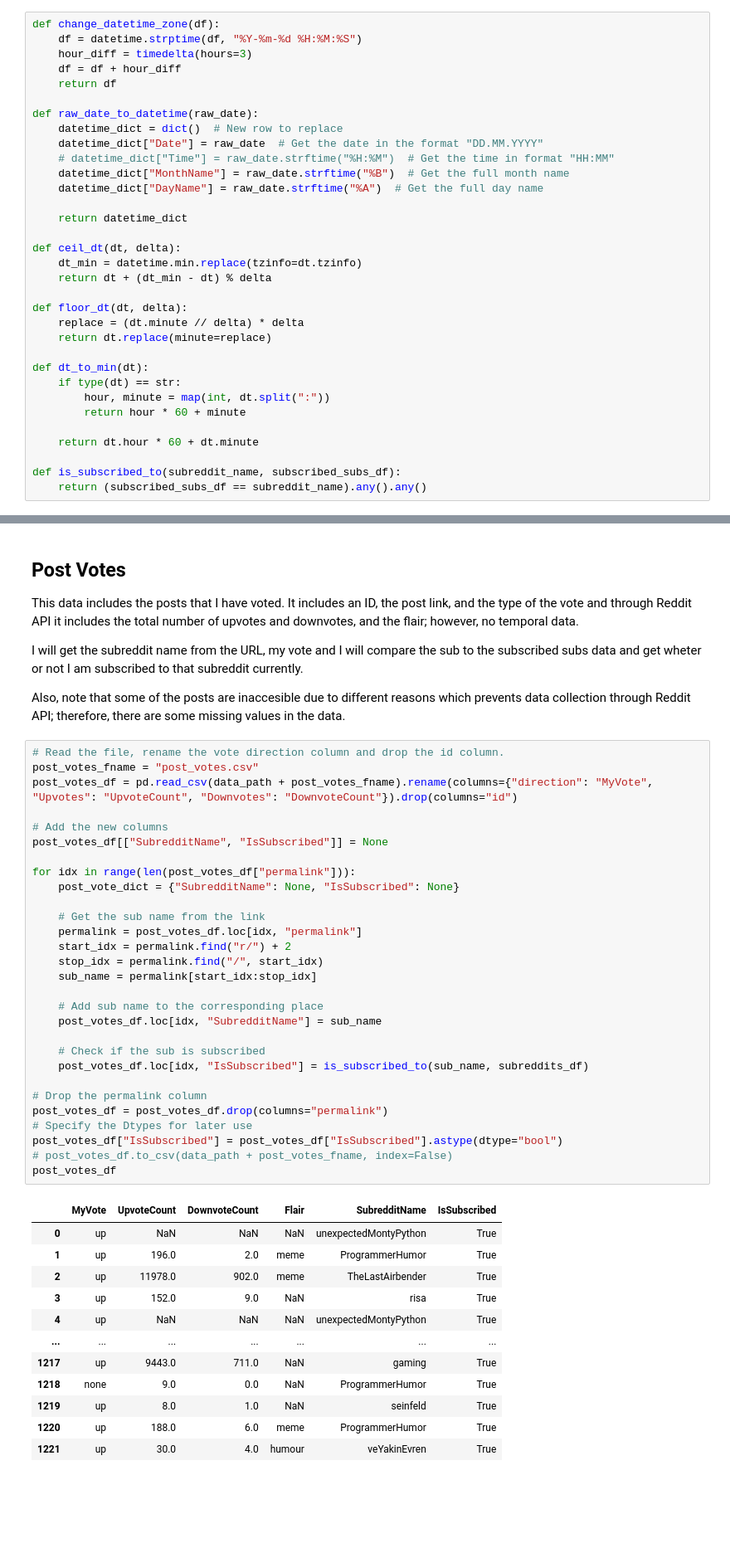
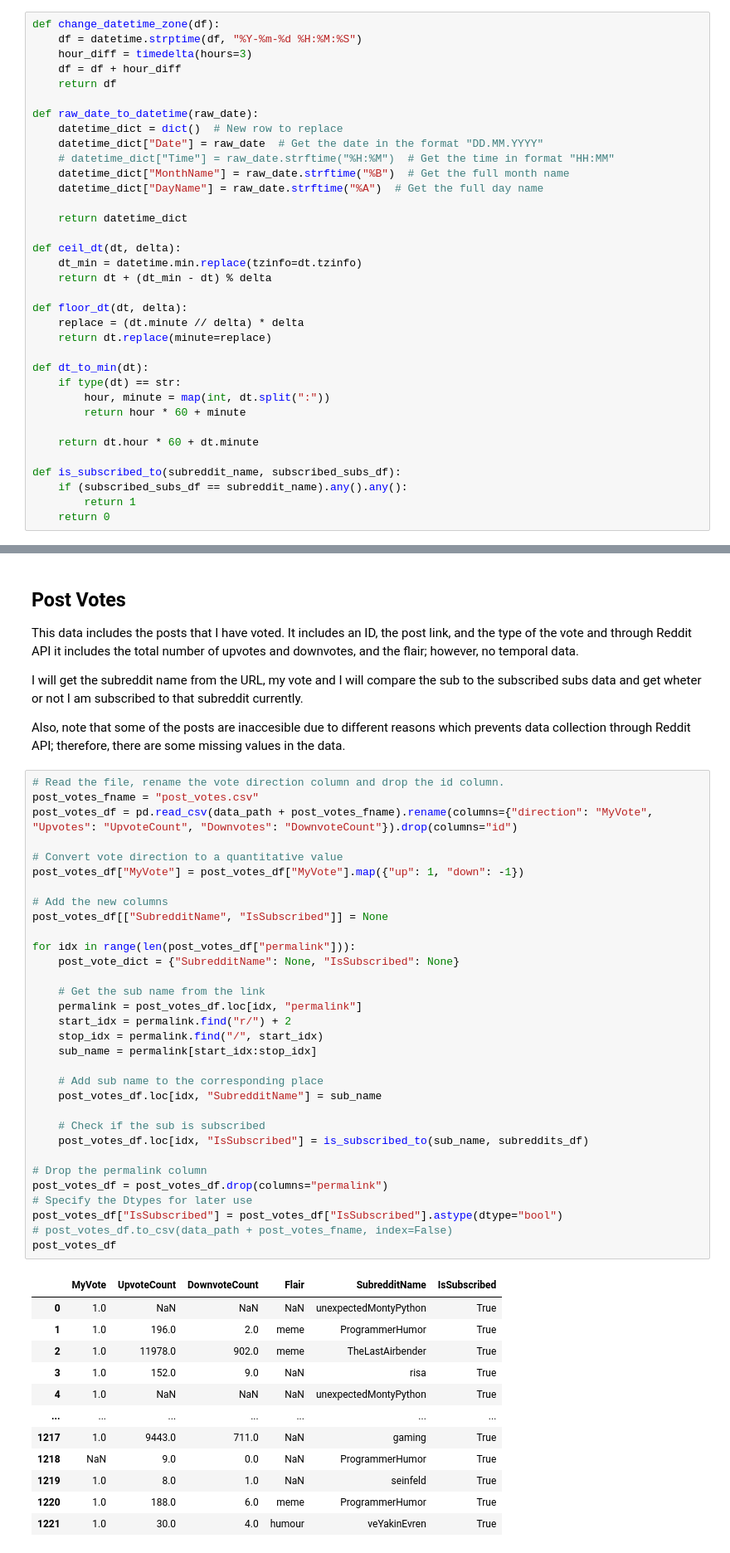
Before and after one commit to firatbatar/my-reddit-data, a Jupyter notebook: reddit_analysis.ipynb, the cells around one changed output, grey strips where cells are left out. Shown at 83% size. Drawn from its saved outputs; the diff is of its cells as text; blank space fills up the shorter version.

```diff
--- a/reddit_analysis.ipynb
+++ b/reddit_analysis.ipynb
@@ -43,7 +45,9 @@ def dt_to_min(dt):
     return dt.hour * 60 + dt.minute
 
 def is_subscribed_to(subreddit_name, subscribed_subs_df):
-    return (subscribed_subs_df == subreddit_name).any().any()
+    if (subscribed_subs_df == subreddit_name).any().any():
+        return 1
+    return 0
 # %% [markdown]
 # Data Collecting
 
@@ -155,44 +159,47 @@ Also, note that some of the posts are inaccesible due to different reasons which
 # Read the file, rename the vote direction column and drop the id column.
 post_votes_fname = "post_votes.csv"
 post_votes_df = pd.read_csv(data_path + post_votes_fname).rename(columns={"direction": "MyVote", "Upvotes": "UpvoteCount", "Downvotes": "DownvoteCount"}).drop(columns="id")
+
+# Convert vote direction to a quantitative value
+post_votes_df["MyVote"] = post_votes_df["MyVote"].map({"up": 1, "down": -1})
 
 # Add the new columns
 post_votes_df[["SubredditName", "IsSubscribed"]] = None
 
 for idx in range(len(post_votes_df["permalink"])):
     post_vote_dict = {"SubredditName": None, "IsSubscribed": None}
 
     # Get the sub name from the link
     permalink = post_votes_df.loc[idx, "permalink"]
     start_idx = permalink.find("r/") + 2
     stop_idx = permalink.find("/", start_idx)
     sub_name = permalink[start_idx:stop_idx]
 
     # Add sub name to the corresponding place
     post_votes_df.loc[idx, "SubredditName"] = sub_name
 
     # Check if the sub is subscribed
     post_votes_df.loc[idx, "IsSubscribed"] = is_subscribed_to(sub_name, subreddits_df)
 
 # Drop the permalink column
 post_votes_df = post_votes_df.drop(columns="permalink")
 # Specify the Dtypes for later use
 post_votes_df["IsSubscribed"] = post_votes_df["IsSubscribed"].astype(dtype="bool")
 # post_votes_df.to_csv(data_path + post_votes_fname, index=False)
 post_votes_df
 # %% [output]
 |  | MyVote | UpvoteCount | DownvoteCount | Flair | SubredditName | IsSubscribed |
-| 0 | up | NaN | NaN | NaN | unexpectedMontyPython | True |
-| 1 | up | 196.0 | 2.0 | meme | ProgrammerHumor | True |
-| 2 | up | 11978.0 | 902.0 | meme | TheLastAirbender | True |
-| 3 | up | 152.0 | 9.0 | NaN | risa | True |
-| 4 | up | NaN | NaN | NaN | unexpectedMontyPython | True |
+| 0 | 1.0 | NaN | NaN | NaN | unexpectedMontyPython | True |
+| 1 | 1.0 | 196.0 | 2.0 | meme | ProgrammerHumor | True |
+| 2 | 1.0 | 11978.0 | 902.0 | meme | TheLastAirbender | True |
+| 3 | 1.0 | 152.0 | 9.0 | NaN | risa | True |
+| 4 | 1.0 | NaN | NaN | NaN | unexpectedMontyPython | True |
 | ... | ... | ... | ... | ... | ... | ... |
-| 1217 | up | 9443.0 | 711.0 | NaN | gaming | True |
-| 1218 | none | 9.0 | 0.0 | NaN | ProgrammerHumor | True |
-| 1219 | up | 8.0 | 1.0 | NaN | seinfeld | True |
-| 1220 | up | 188.0 | 6.0 | meme | ProgrammerHumor | True |
-| 1221 | up | 30.0 | 4.0 | humour | veYakinEvren | True |
+| 1217 | 1.0 | 9443.0 | 711.0 | NaN | gaming | True |
+| 1218 | NaN | 9.0 | 0.0 | NaN | ProgrammerHumor | True |
+| 1219 | 1.0 | 8.0 | 1.0 | NaN | seinfeld | True |
+| 1220 | 1.0 | 188.0 | 6.0 | meme | ProgrammerHumor | True |
+| 1221 | 1.0 | 30.0 | 4.0 | humour | veYakinEvren | True |
 1222 rows × 6 columns
 # %% [markdown]
 ## Comment Votes
```
Also changed, not shown: parts of 14 cells of this notebook, 25 other files.
